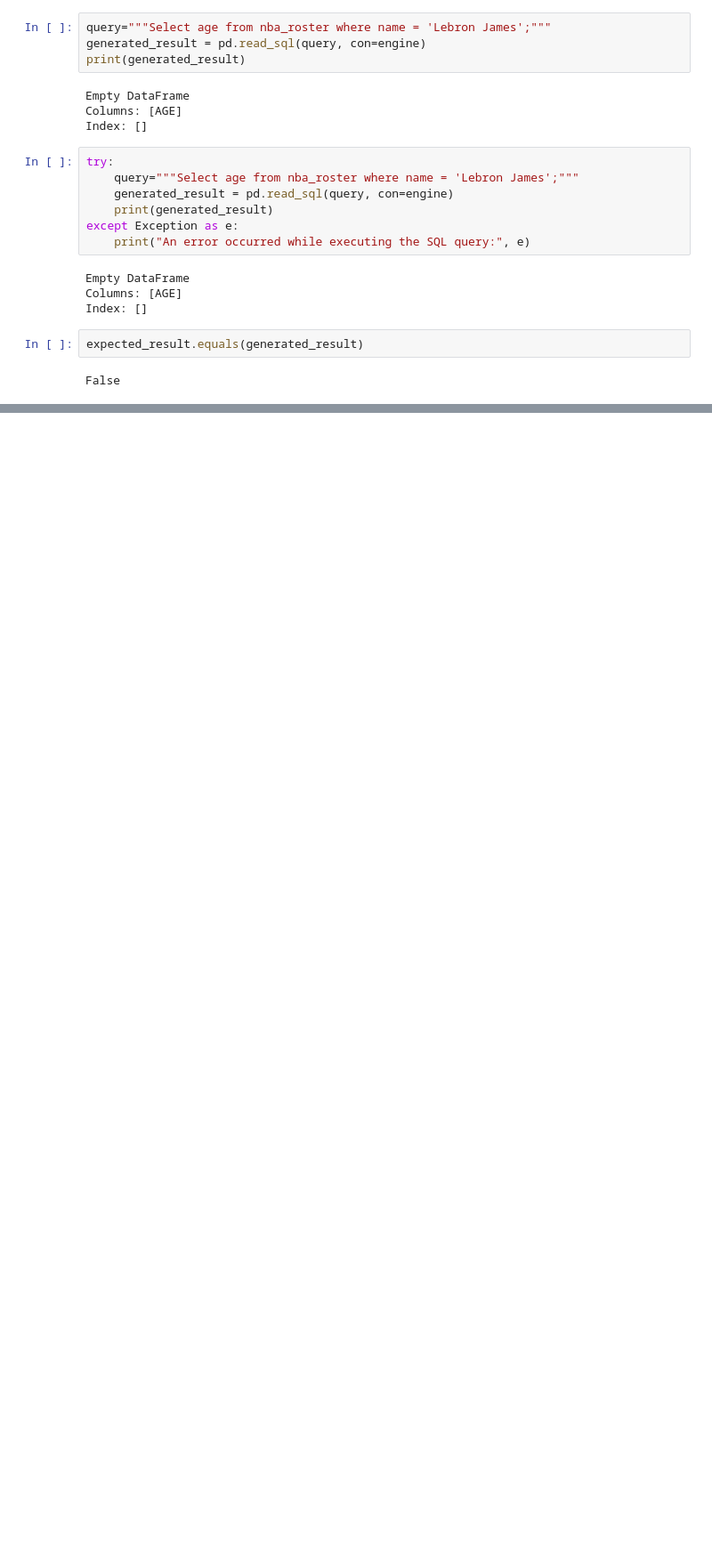
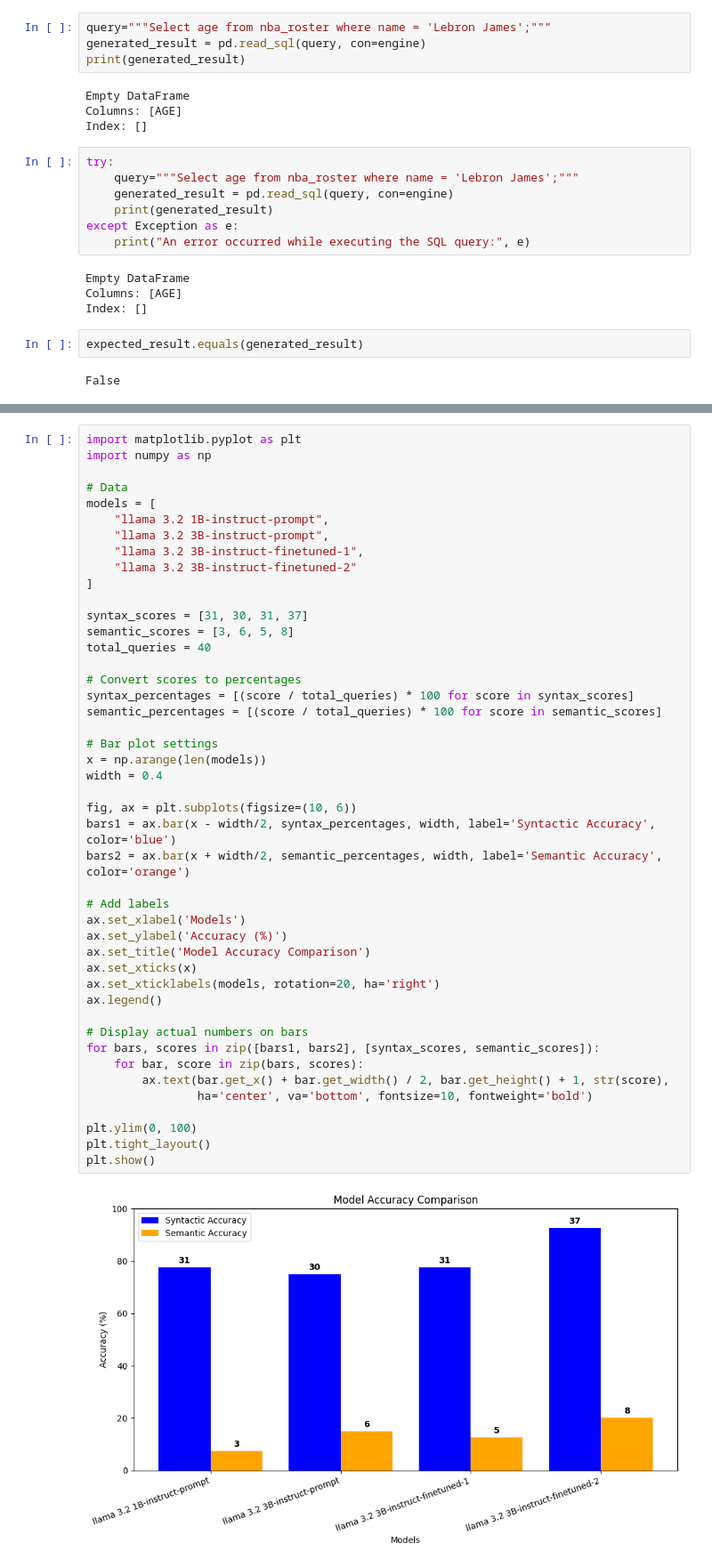
Before and after one commit to AkshaySyal/End-to-End-Basketball-QA-RAG-Capstone, a Jupyter notebook: model benchmarking/benchmarking.ipynb, the cells around one changed output, grey strips where cells are left out. Shown at 89% size. Drawn from its saved outputs; the diff is of its cells as text; blank space fills up the shorter version.

```diff
--- a/model benchmarking/benchmarking.ipynb
+++ b/model benchmarking/benchmarking.ipynb
@@ -635,0 +838,47 @@ print(syntax_accuracy,semantic_accuracy)
+# %%
+import matplotlib.pyplot as plt
+import numpy as np
+
+# Data
+models = [
+    "llama 3.2 1B-instruct-prompt",
+    "llama 3.2 3B-instruct-prompt",
+    "llama 3.2 3B-instruct-finetuned-1",
+    "llama 3.2 3B-instruct-finetuned-2"
+]
+
+syntax_scores = [31, 30, 31, 37]
+semantic_scores = [3, 6, 5, 8]
+total_queries = 40
+
+# Convert scores to percentages
+syntax_percentages = [(score / total_queries) * 100 for score in syntax_scores]
+semantic_percentages = [(score / total_queries) * 100 for score in semantic_scores]
+
+# Bar plot settings
+x = np.arange(len(models))
+width = 0.4
+
+fig, ax = plt.subplots(figsize=(10, 6))
+bars1 = ax.bar(x - width/2, syntax_percentages, width, label='Syntactic Accuracy', color='blue')
+bars2 = ax.bar(x + width/2, semantic_percentages, width, label='Semantic Accuracy', color='orange')
+
+# Add labels
+ax.set_xlabel('Models')
+ax.set_ylabel('Accuracy (%)')
+ax.set_title('Model Accuracy Comparison')
+ax.set_xticks(x)
+ax.set_xticklabels(models, rotation=20, ha='right')
+ax.legend()
+
+# Display actual numbers on bars
+for bars, scores in zip([bars1, bars2], [syntax_scores, semantic_scores]):
+    for bar, score in zip(bars, scores):
+        ax.text(bar.get_x() + bar.get_width() / 2, bar.get_height() + 1, str(score),
+                ha='center', va='bottom', fontsize=10, fontweight='bold')
+
+plt.ylim(0, 100)
+plt.tight_layout()
+plt.show()
+# %% [output]
+[figure, added]
```
Also changed, not shown: parts of 27 cells of this notebook.
